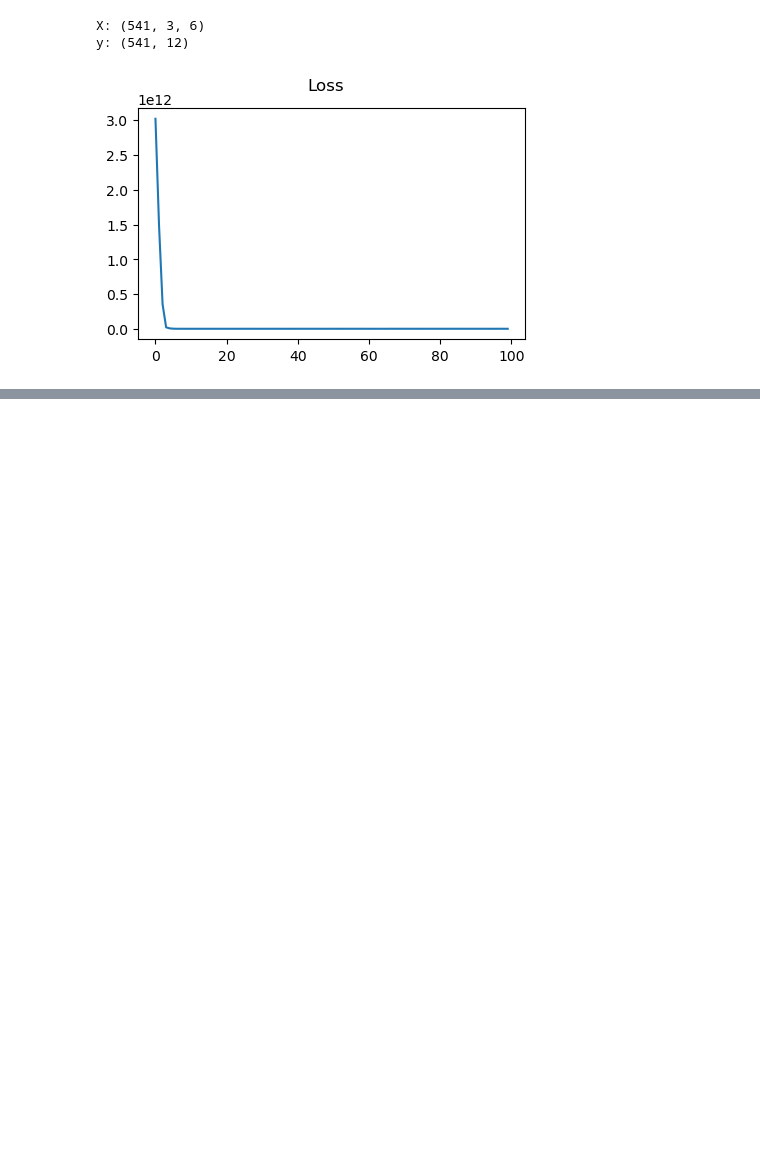
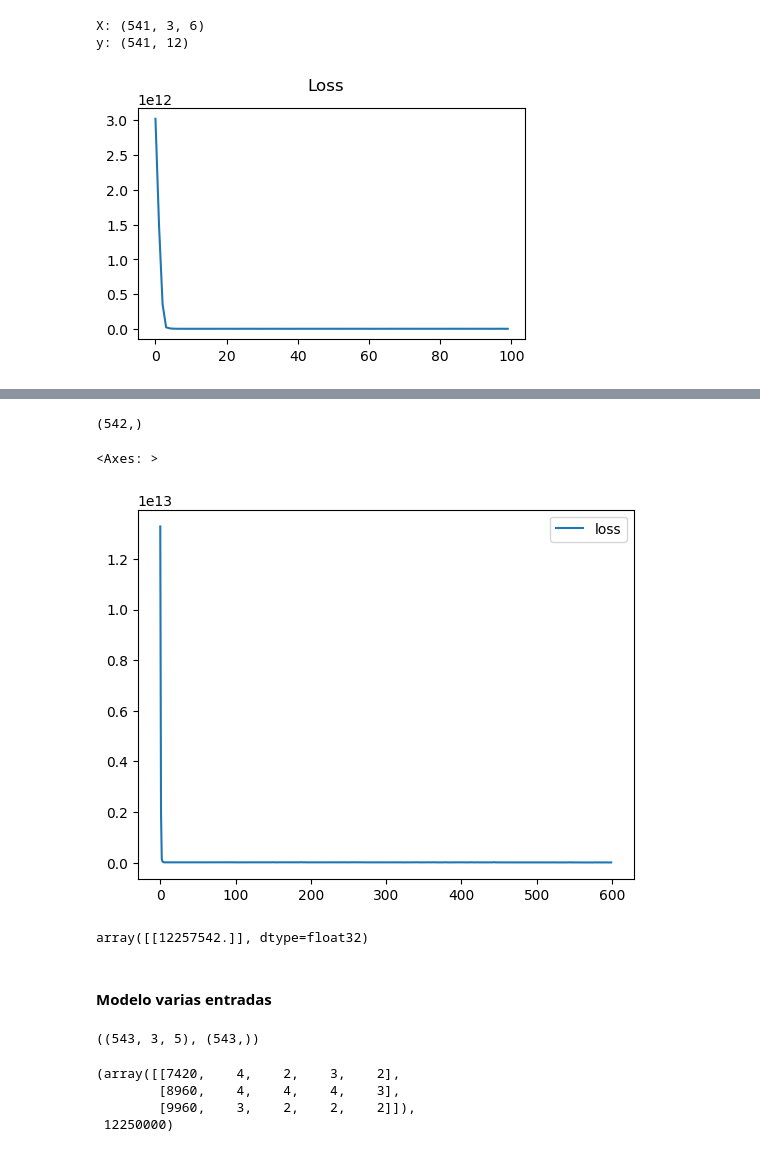
Before and after one commit to ChristaBarrios/Tarea_5_CIBarrios_JAContreras, a Jupyter notebook: Plantilla_Tareas.ipynb, the cells around one changed output, grey strips where cells are left out. Drawn from its saved outputs; the diff is of its cells as text; code cells hidden in the pictures; blank space fills up the shorter version.

```diff
--- a/Plantilla_Tareas.ipynb
+++ b/Plantilla_Tareas.ipynb
@@ -586,0 +636,11 @@ Código de solución estudiante 2
+# %%
+# Definir la secuencia de entrada
+raw_seq = data['price'].values
+# Elegir un número de pasos de tiempo
+n_steps = 3
+# Número de características de mis datos
+n_features = 1
+# Dividir en muestras
+X, y = split_univariate_sequence(raw_seq, n_steps)
+
+print('X', X, 'y', y, sep='\n')
@@ -586,0 +665,11 @@ Código de solución estudiante 2
+# %%
+# Modelo con CNN
+# Definimos
+model_1 = Sequential()
+model_1.add(Conv1D(64, 2, activation='relu', input_shape=(n_steps, n_features)))
+model_1.add(MaxPooling1D())
+model_1.add(Flatten())
+model_1.add(Dense(50, activation='relu'))
+model_1.add(Dense(1))
+model_1.compile(optimizer='adam', loss='mse')
+model_1.summary()
@@ -586,0 +698,4 @@ Código de solución estudiante 2
+# %%
+# reshape de [samples, timesteps] a [samples, timesteps, features]
+X = X.reshape((X.shape[0], X.shape[1], n_features))
+X
@@ -586,0 +720,22 @@ Código de solución estudiante 2
+# %%
+y.shape
+# %% [output]
+(542,)
+# %%
+# Ajustamos el modelo anterior
+history_1 = model_1.fit(X, y, epochs=600, verbose=False)
+# %%
+pd.DataFrame(history_1.history).plot()
+# %% [output]
+<Axes: >
+[figure, added]
+# %%
+# Probamos nuestro modelo
+x_input = np.array([13300000, 12250000, 12250000])
+x_input = x_input.reshape((1, n_steps, n_features))
+yhat = model_1.predict(x_input, verbose=0)
+yhat
+# %% [output]
+array([[12257542.]], dtype=float32)
+# %% [markdown]
+#### Modelo varias entradas
@@ -586,0 +758,16 @@ Código de solución estudiante 2
+# %%
+n_steps = 3
+X, y = split_multivariate_sequence(df.values, n_steps)
+
+n_features = X.shape[2]
+
+X.shape, y.shape
+# %% [output]
+((543, 3, 5), (543,))
+# %%
+X[0], y[0]
+# %% [output]
+(array([[7420,    4,    2,    3,    2],
+        [8960,    4,    4,    4,    3],
+        [9960,    3,    2,    2,    2]]),
+ 12250000)
```
Also changed, not shown: parts of 67 cells of this notebook, 1 other file.
